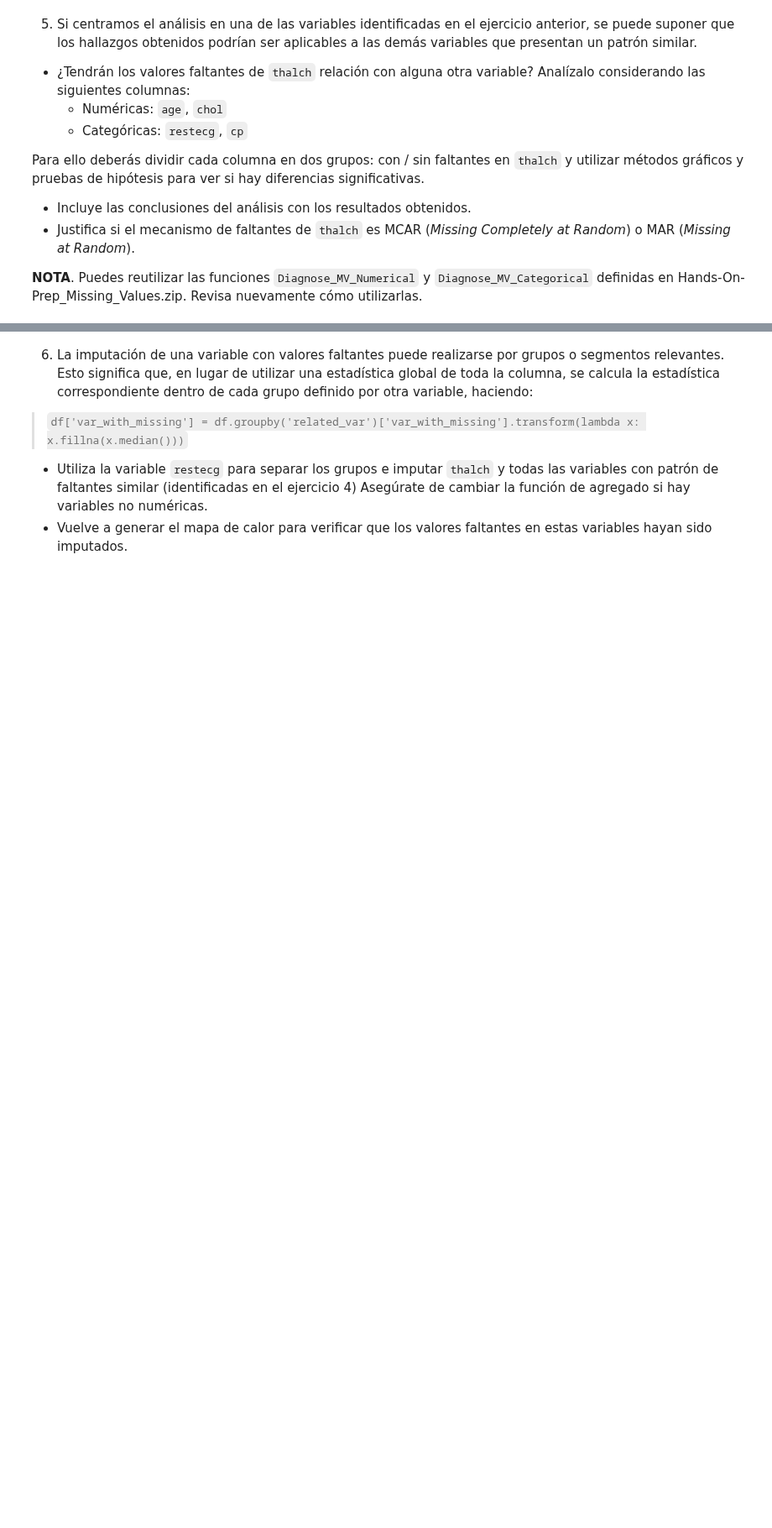
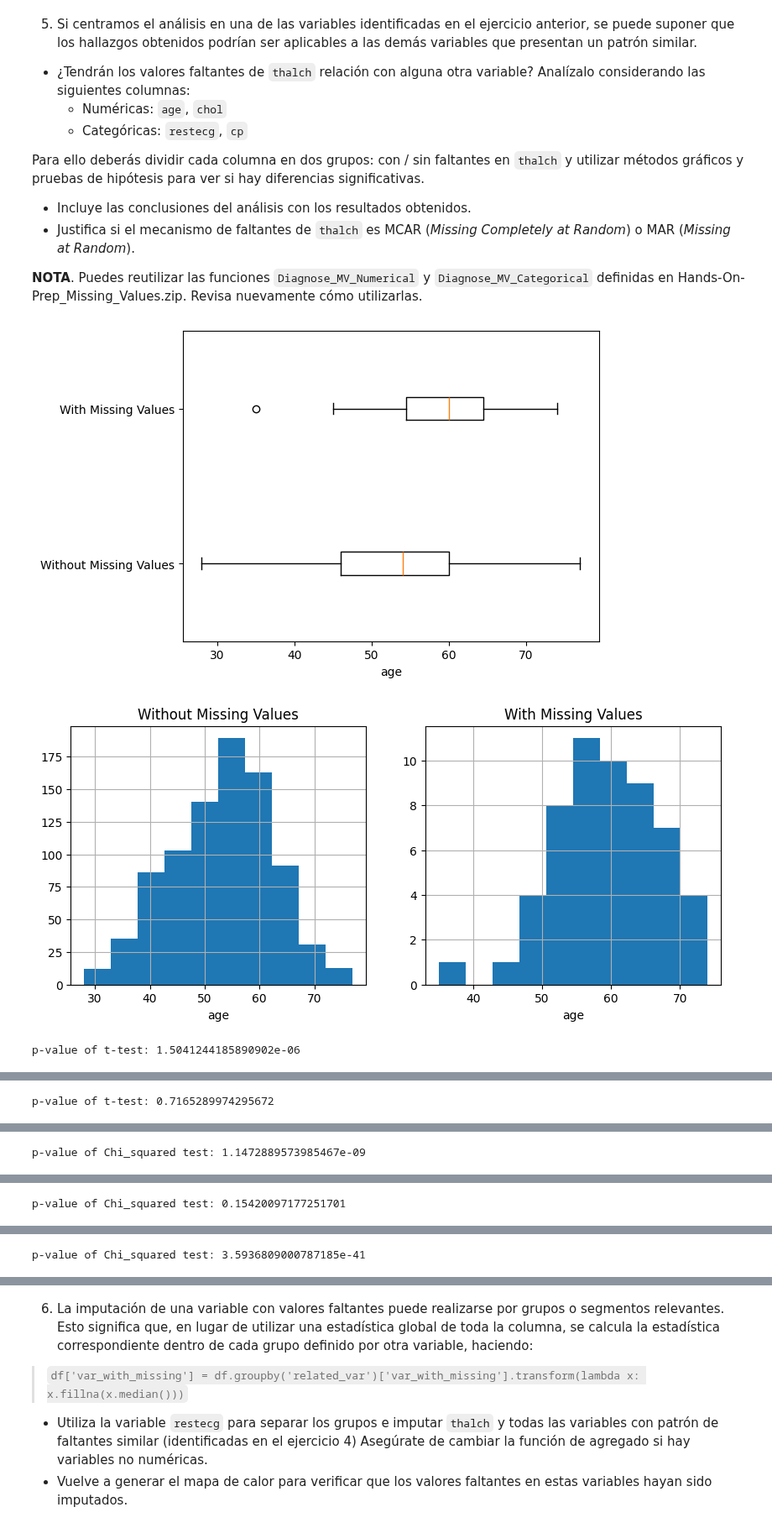
Before and after one commit to joshgc19/tc5053-datascience-A01841021-joshua-gamboa, a Jupyter notebook: Actividad5Preprocesamiento.ipynb, the cells around one changed output, grey strips where cells are left out. Shown at 84% size. Cells and saved outputs as stored; diff of their text form; code cells hidden in the pictures; blank space fills up the shorter version.

```diff
--- a/Actividad5Preprocesamiento.ipynb
+++ b/Actividad5Preprocesamiento.ipynb
@@ -392,3 +392,18 @@ def Diagnose_MV_Categorical(df,str_att_name,BM_MV):
     p_value = chi2_contingency(contigency_table)[1]
 
     print('p-value of Chi_squared test: {}'.format(p_value))
+# %%
+BM_MV = cardio_df['thalch'].isnull()
+
+for col in ['age', 'chol']:
+    Diagnose_MV_Numerical(cardio_df, col, BM_MV)
+
+for col in ['restecg', 'cp']:
+    Diagnose_MV_Categorical(cardio_df, col, BM_MV)
+
+# Apoyo extra: el sitio
+Diagnose_MV_Categorical(cardio_df, 'origin', BM_MV)
+# %% [output]
+[figure, added]
+[figure, added]
+p-value of t-test: 1.5041244185890902e-06
@@ -394,0 +412 @@ def Diagnose_MV_Categorical(df,str_att_name,BM_MV):
+p-value of t-test: 0.7165289974295672
@@ -394,0 +414 @@ def Diagnose_MV_Categorical(df,str_att_name,BM_MV):
+p-value of Chi_squared test: 1.1472889573985467e-09
@@ -394,0 +416 @@ def Diagnose_MV_Categorical(df,str_att_name,BM_MV):
+p-value of Chi_squared test: 0.15420097177251701
@@ -394,0 +418 @@ def Diagnose_MV_Categorical(df,str_att_name,BM_MV):
+p-value of Chi_squared test: 3.5936809000787185e-41
```
Also changed, not shown: parts of 11 cells of this notebook.
